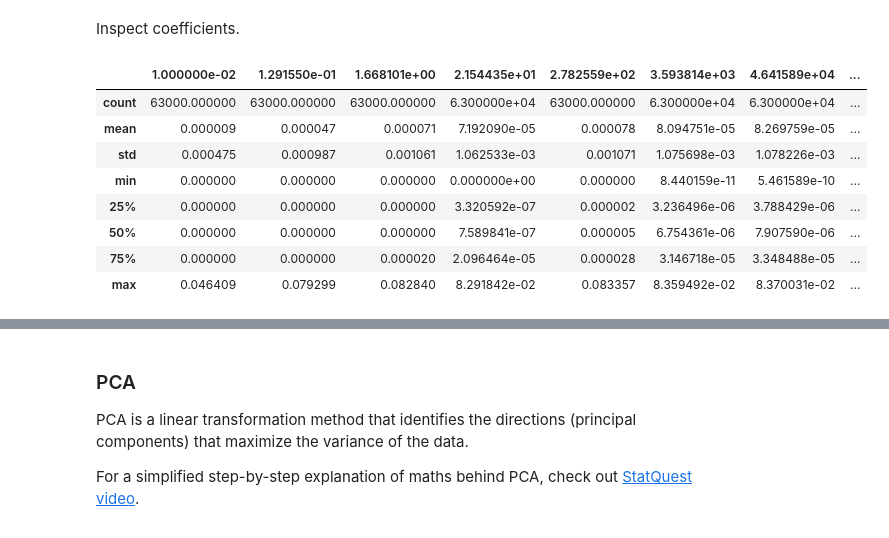
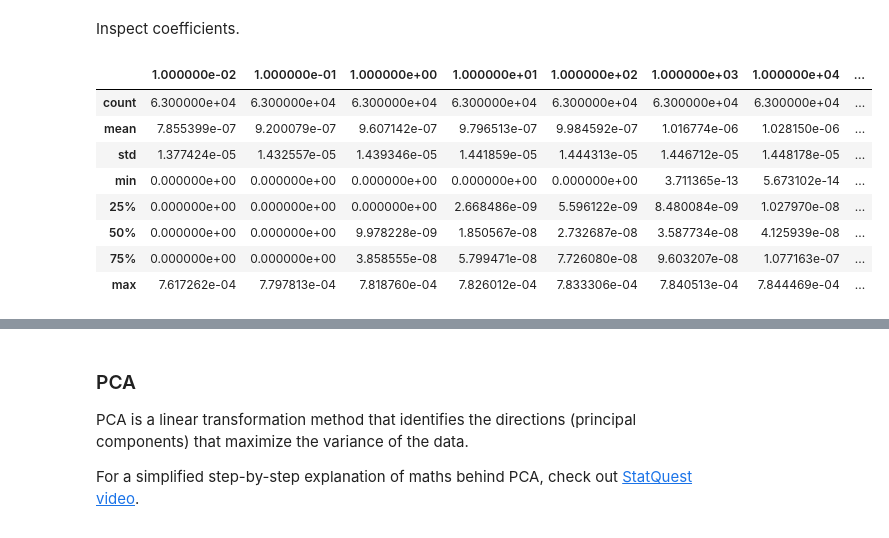
Before and after one commit to IvoLeist/ml_cnag-crg_course, a Jupyter notebook: day4/dimensionality_reduction.ipynb, the cells around one changed output, grey strips where cells are left out. Saved outputs shown, nothing was run; the diff lists cells and outputs as text; code cells hidden in the pictures.

```diff
--- a/day4/dimensionality_reduction.ipynb
+++ b/day4/dimensionality_reduction.ipynb
@@ -277,13 +295,14 @@ values of `C`.
 # %%
 def eval_reg(
         x_train, x_test, y_train, y_test,
-        cs = np.logspace(-2, 8, 10), penalty = 'l1', solver = 'liblinear', l1_ratio = None):
+        cs = np.logspace(-2, 8, 11), penalty = 'l1', solver = 'liblinear', l1_ratio = None,
+        seed = 4135):
 
   from time import time
 
   print("Computing regularization path ...")
   start = time()
-  reg = LogisticRegression(penalty=penalty, solver=solver, l1_ratio=l1_ratio, max_iter=int(1e6), warm_start=True)
+  reg = LogisticRegression(penalty=penalty, solver=solver, l1_ratio=l1_ratio, max_iter=int(1e6), warm_start=True, random_state=seed)
   coefs_ = []
   acc_train_ = []
   acc_test_ = []
@@ -383,18 +466,18 @@ This took 521.988s
 # %% [markdown]
 Inspect coefficients.
 # %%
-cdt = pd.DataFrame(data=elnet_coeffs).set_index(np.logspace(-2, 8, 10))
+cdt = pd.DataFrame(data=elnet_coeffs).set_index(np.logspace(-2, 8, 11))
 cdt.transpose().abs().describe()
 # %% [output]
-|  | 1.000000e-02 | 1.291550e-01 | 1.668101e+00 | 2.154435e+01 | 2.782559e+02 | 3.593814e+03 | 4.641589e+04 | ... |
-| count | 63000.000000 | 63000.000000 | 63000.000000 | 6.300000e+04 | 63000.000000 | 6.300000e+04 | 6.300000e+04 | ... |
-| mean | 0.000009 | 0.000047 | 0.000071 | 7.192090e-05 | 0.000078 | 8.094751e-05 | 8.269759e-05 | ... |
-| std | 0.000475 | 0.000987 | 0.001061 | 1.062533e-03 | 0.001071 | 1.075698e-03 | 1.078226e-03 | ... |
-| min | 0.000000 | 0.000000 | 0.000000 | 0.000000e+00 | 0.000000 | 8.440159e-11 | 5.461589e-10 | ... |
-| 25% | 0.000000 | 0.000000 | 0.000000 | 3.320592e-07 | 0.000002 | 3.236496e-06 | 3.788429e-06 | ... |
-| 50% | 0.000000 | 0.000000 | 0.000000 | 7.589841e-07 | 0.000005 | 6.754361e-06 | 7.907590e-06 | ... |
-| 75% | 0.000000 | 0.000000 | 0.000020 | 2.096464e-05 | 0.000028 | 3.146718e-05 | 3.348488e-05 | ... |
-| max | 0.046409 | 0.079299 | 0.082840 | 8.291842e-02 | 0.083357 | 8.359492e-02 | 8.370031e-02 | ... |
+|  | 1.000000e-02 | 1.000000e-01 | 1.000000e+00 | 1.000000e+01 | 1.000000e+02 | 1.000000e+03 | 1.000000e+04 | ... |
+| count | 6.300000e+04 | 6.300000e+04 | 6.300000e+04 | 6.300000e+04 | 6.300000e+04 | 6.300000e+04 | 6.300000e+04 | ... |
+| mean | 7.855399e-07 | 9.200079e-07 | 9.607142e-07 | 9.796513e-07 | 9.984592e-07 | 1.016774e-06 | 1.028150e-06 | ... |
+| std | 1.377424e-05 | 1.432557e-05 | 1.439346e-05 | 1.441859e-05 | 1.444313e-05 | 1.446712e-05 | 1.448178e-05 | ... |
+| min | 0.000000e+00 | 0.000000e+00 | 0.000000e+00 | 0.000000e+00 | 0.000000e+00 | 3.711365e-13 | 5.673102e-14 | ... |
+| 25% | 0.000000e+00 | 0.000000e+00 | 0.000000e+00 | 2.668486e-09 | 5.596122e-09 | 8.480084e-09 | 1.027970e-08 | ... |
+| 50% | 0.000000e+00 | 0.000000e+00 | 9.978228e-09 | 1.850567e-08 | 2.732687e-08 | 3.587734e-08 | 4.125939e-08 | ... |
+| 75% | 0.000000e+00 | 0.000000e+00 | 3.858555e-08 | 5.799471e-08 | 7.726080e-08 | 9.603207e-08 | 1.077163e-07 | ... |
+| max | 7.617262e-04 | 7.797813e-04 | 7.818760e-04 | 7.826012e-04 | 7.833306e-04 | 7.840513e-04 | 7.844469e-04 | ... |
 # %%
 plot_coeffs_dist(elnet_coeffs)
 # %% [output]
```
Also changed, not shown: parts of 49 cells of this notebook.
